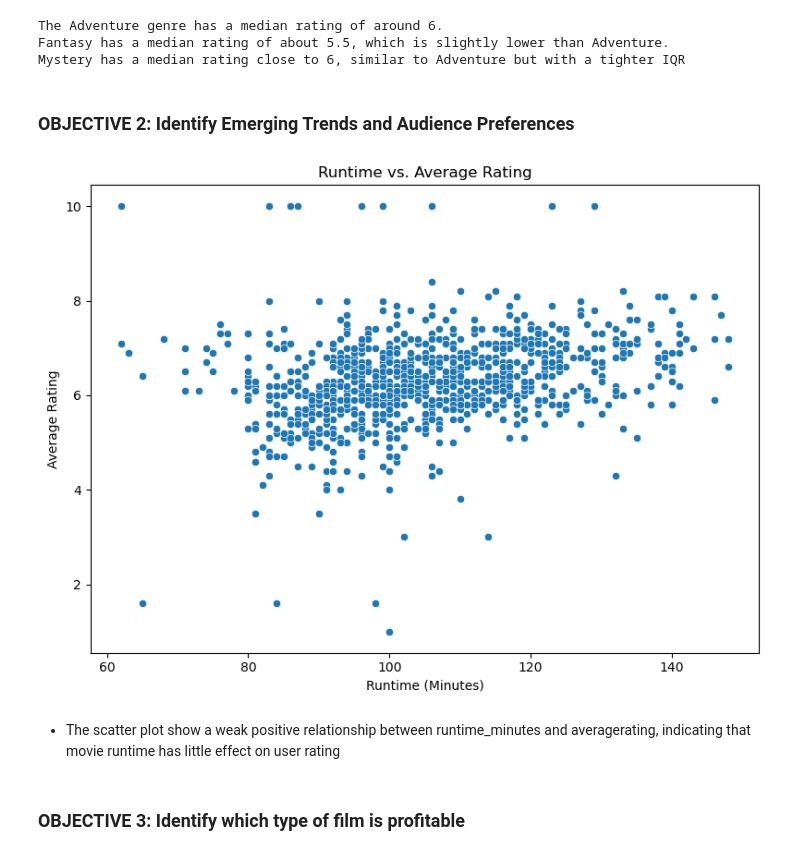
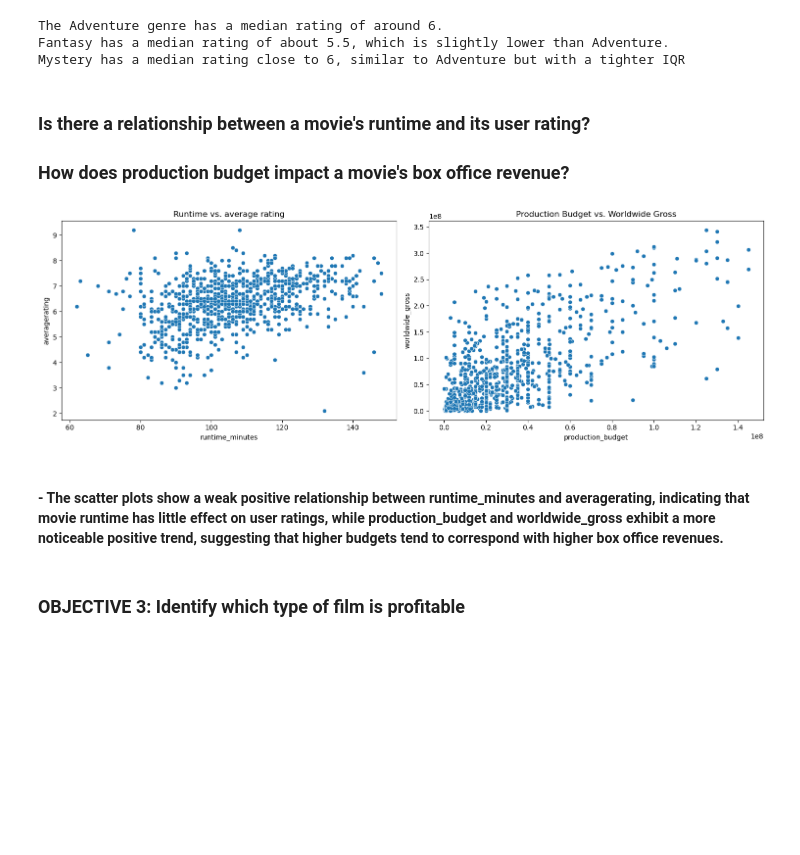
Before and after one commit to MuiruriVivian/PHASE-2-GROUP-7-PROJECT, a Jupyter notebook: group 7 notebook.ipynb, the cells around one changed output. Saved outputs shown, nothing was run; the diff lists cells and outputs as text; code cells hidden in the pictures; blank space fills up the shorter version.

```diff
--- a/group 7 notebook.ipynb
+++ b/group 7 notebook.ipynb
@@ -550,27 +590,28 @@ print("Mystery has a median rating close to 6, similar to Adventure but with a t
 The Adventure genre has a median rating of around 6.
 Fantasy has a median rating of about 5.5, which is slightly lower than Adventure.
 Mystery has a median rating close to 6, similar to Adventure but with a tighter IQR
-# %% [markdown]
-### OBJECTIVE 2: Identify Emerging Trends and Audience Preferences
-# %%
-# Create a figure
-plt.figure(figsize=(8, 6))
-
-# Scatter plot: runtime vs. vote_average
-sns.scatterplot(data=df_cleaned, x='runtime_minutes', y='vote_average')
-
-# Set title and labels for clarity
-plt.title('Runtime vs. Average Rating')
-plt.xlabel('Runtime (Minutes)')
-plt.ylabel('Average Rating')
-
-# Show the plot
-plt.tight_layout()
-plt.show()
-# %% [output]
-[figure, removed]
+# %% [markdown]
+### Is there a relationship between a movie's runtime and its user rating?
+
+### How does production budget impact a movie's box office revenue?
+# %%
+# Scatter plots
+fig, axes = plt.subplots(1, 2, figsize=(15, 5))
+
+# runtime vs vote_average
+sns.scatterplot(data=df_cleaned, x='runtime_minutes', y='averagerating', ax=axes[0])
+axes[0].set_title('Runtime vs. average rating')
+
+# production_budget vs worldwide_gross
+sns.scatterplot(data=df_cleaned, x='production_budget', y='worldwide_gross', ax=axes[1])
+axes[1].set_title('Production Budget vs. Worldwide Gross')
+
+plt.tight_layout()
+plt.show()
+# %% [output]
+[figure, added]
 # %% [markdown]
-- The scatter plot show a weak positive relationship between runtime_minutes and averagerating, indicating that movie runtime has little effect on user rating
+#### - The scatter plots show a weak positive relationship between runtime_minutes and averagerating, indicating that movie runtime has little effect on user ratings, while production_budget and worldwide_gross exhibit a more noticeable positive trend, suggesting that higher budgets tend to correspond with higher box office revenues.
 # %% [markdown]
 ### OBJECTIVE 3: Identify which type of film is profitable
 # %%
```
Also changed, not shown: parts of 24 cells of this notebook.
